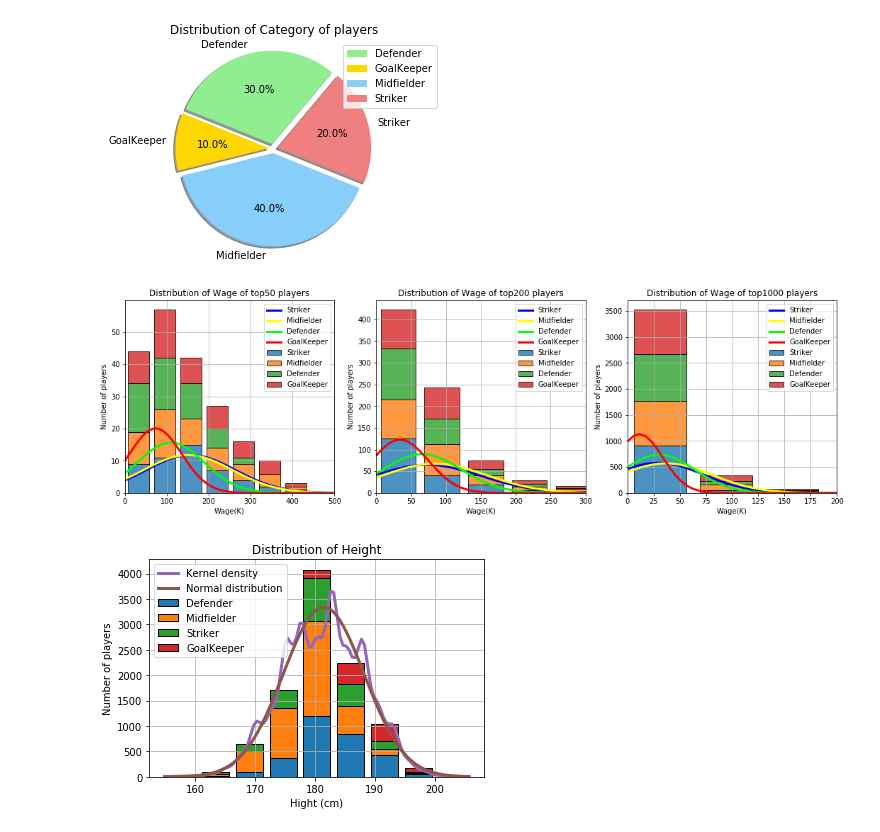
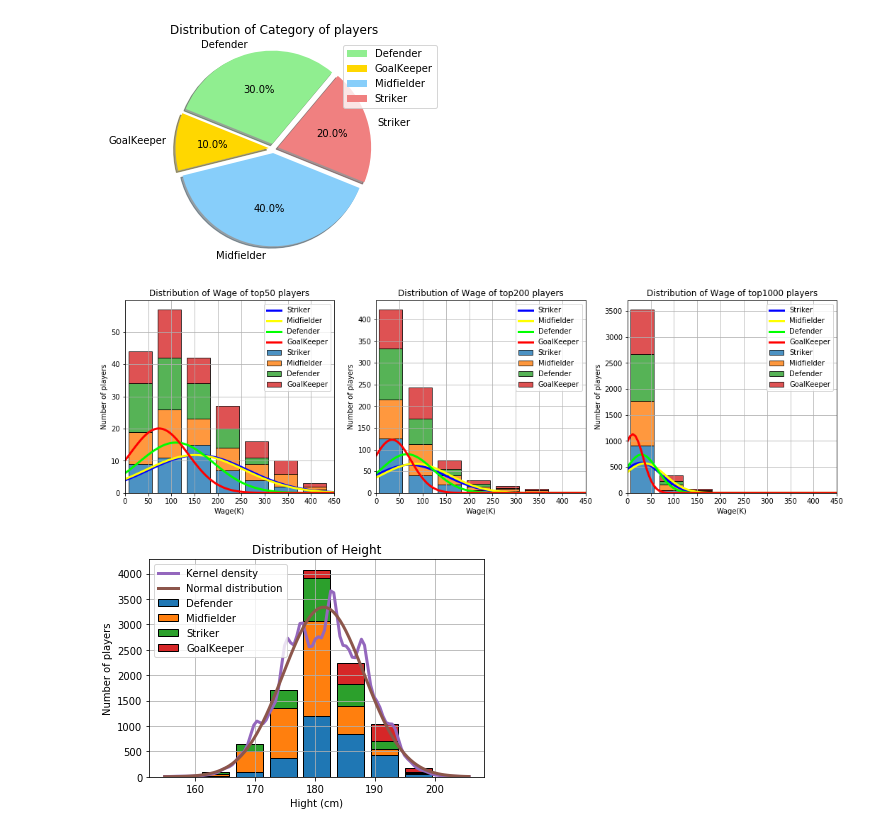
Before and after one commit to sharax/ECE_143_Group_11, a Jupyter notebook: HWBplot+top.ipynb, the cells around one changed output. Drawn from its saved outputs; the diff is of its cells as text; code cells hidden in the pictures.

```diff
--- a/HWBplot+top.ipynb
+++ b/HWBplot+top.ipynb
@@ -130,14 +130,14 @@ def ddrawh(h,m):
 # %%
 plt.figure(figsize=(18, 5))
 plt.subplot(1,3,1)
-ddrawh(50,500)
+ddrawh(50,450)
 plt.subplot(1,3,2)
-ddrawh(200,300)
+ddrawh(200,450)
 plt.subplot(1,3,3)
-ddrawh(1000,200)
+ddrawh(1000,450)
 plt.savefig('./graph/Wage.png')
 # %% [output]
-[figure, old version]
+[figure, new version]
 # %%
 ddraw('Hight (cm)')
 # %% [output]
```
